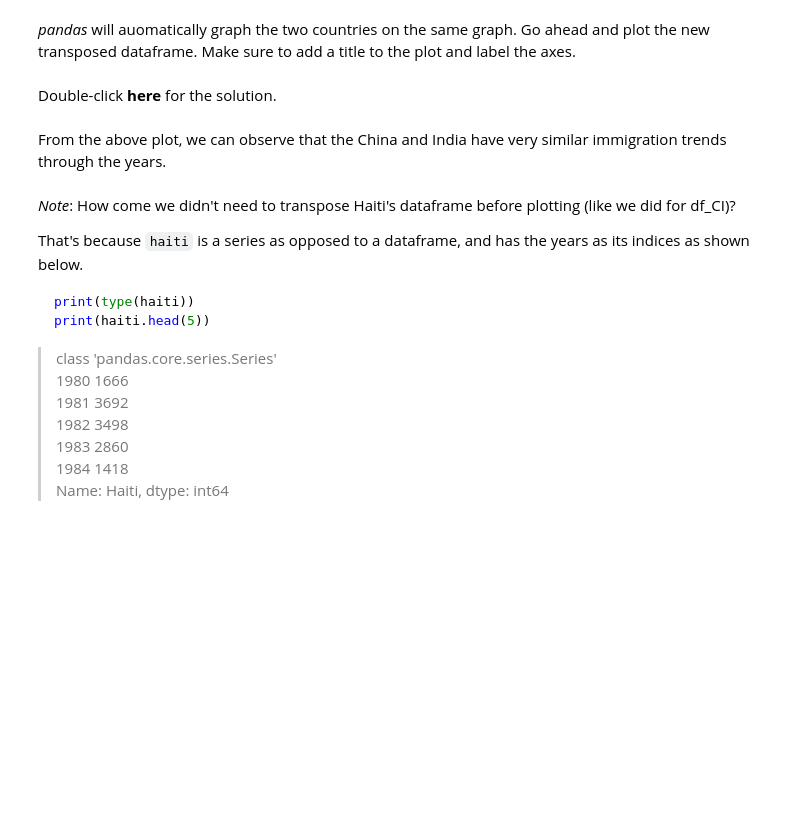
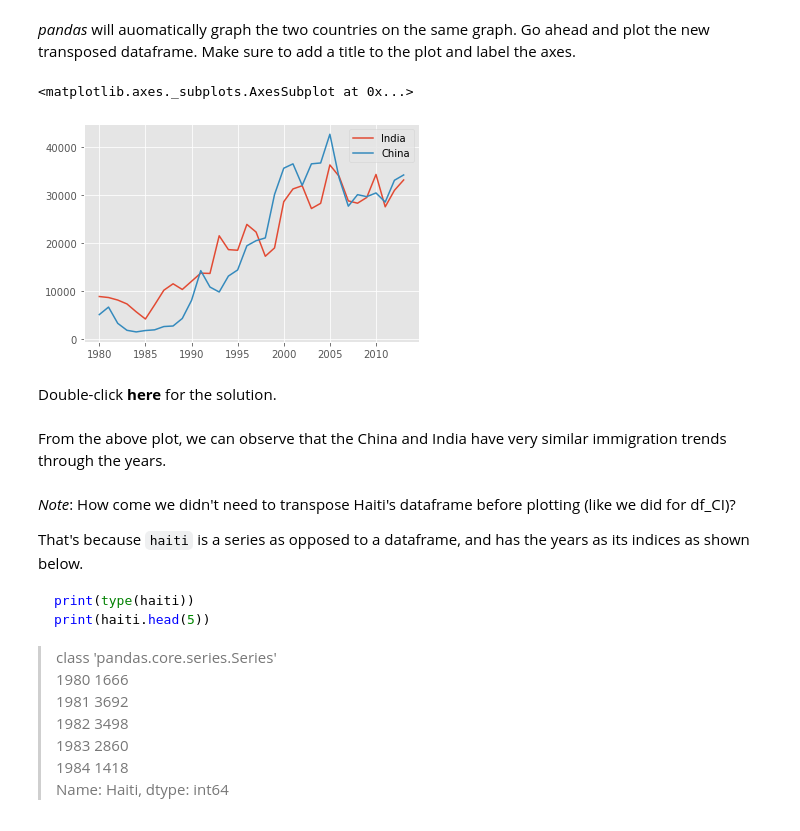
Before and after one commit to jela3105/PythonBasicsDataScience, a Jupyter notebook: DataVisualization/Notebooks/DV0101EN-1-1-1-Introduction-to-Matplotlib-and-Line-Plots-py-v2.0.ipynb, the cells around one changed output. Cells and saved outputs as stored; diff of their text form; code cells hidden in the pictures; blank space fills up the shorter version.

```diff
--- a/DataVisualization/Notebooks/DV0101EN-1-1-1-Introduction-to-Matplotlib-and-Line-Plots-py-v2.0.ipynb
+++ b/DataVisualization/Notebooks/DV0101EN-1-1-1-Introduction-to-Matplotlib-and-Line-Plots-py-v2.0.ipynb
@@ -733,6 +749,10 @@ NameError: name 'df_CI' is not defined
 _pandas_ will auomatically graph the two countries on the same graph. Go ahead and plot the new transposed dataframe. Make sure to add a title to the plot and label the axes.
 # %%
 ### type your answer here
+df_CI.plot(kind='line')
+# %% [output]
+<matplotlib.axes._subplots.AxesSubplot at 0x...>
+[figure, added]
 # %% [markdown]
 Double-click **here** for the solution.
 
```
Also changed, not shown: parts of 4 cells of this notebook.
